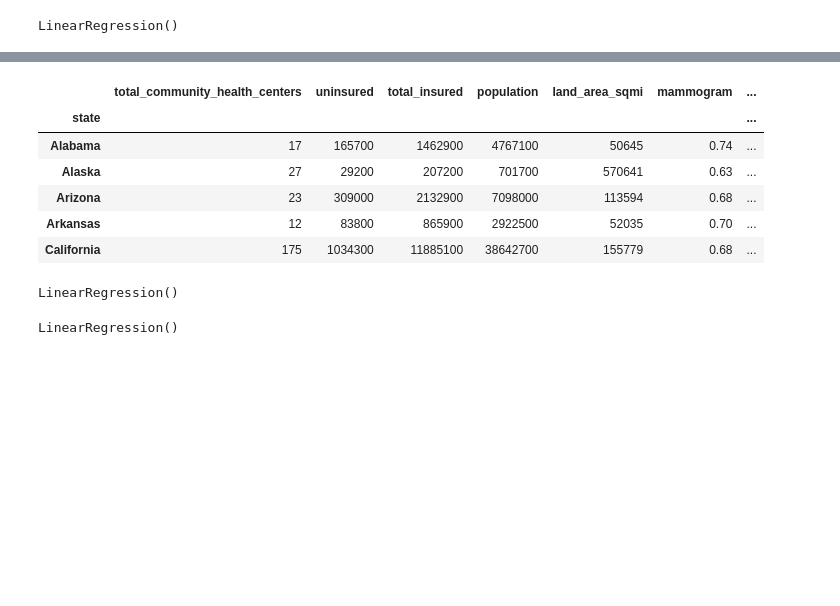
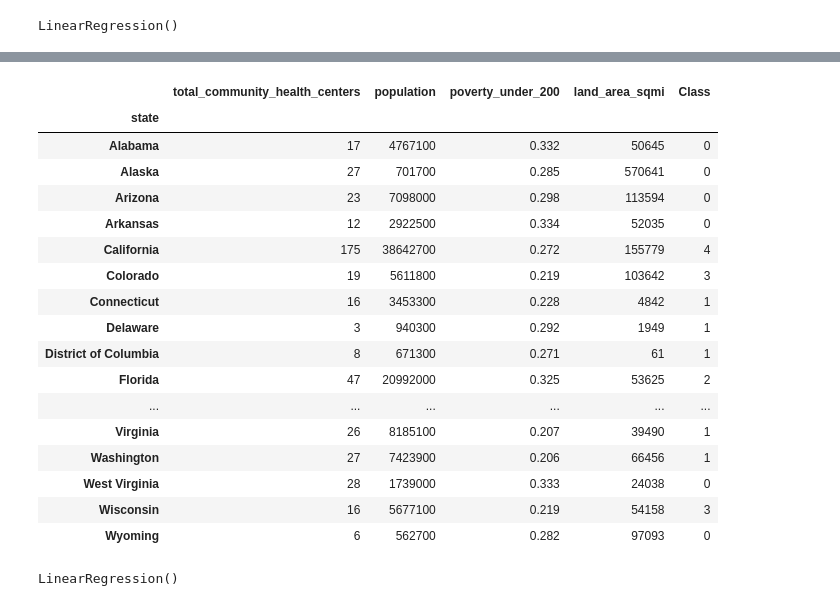
Before and after one commit to sarahcrozier/Reproductive_Health_Access, a Jupyter notebook: MLM_MLR.ipynb, the cells around one changed output, grey strips where cells are left out. Cells and saved outputs as stored; diff of their text form; code cells hidden in the pictures; blank space fills up the shorter version.

```diff
--- a/MLM_MLR.ipynb
+++ b/MLM_MLR.ipynb
@@ -254,16 +232,30 @@ fi_df.sort_values(by=['Importance'], ascending=False)
 # %%
-chc2_df = clustered_df.drop(columns=['PC 1','PC 2','PC 3','prescription_contraception',
-                                     'otc_methods','male_sterilization','female_sterilization','cost_sharing',
-                                     'abortion_status','maternal_mortality','no_doctor_visits','no_provider',
-                                     'pap_smear','teen_births','abortions_residence_state','no_services',
-                                     'few_services','restricted_services','full_service',])
-chc2_df.head()
+chc2_df = clustered_df.drop(columns=['PC 1','PC 2','PC 3',
+                                     'prescription_contraception','abortions_occurring_state',
+                                     'percent_residents_traveling_outside_state','mammogram','insured','uninsured',
+                                     'otc_methods','percent_of_all_us_abortions','male_sterilization',
+                                     'female_sterilization','cost_sharing','abortion_status','no_doctor_visits',
+                                     'no_provider','pap_smear','maternal_mortality','teen_births',
+                                     'abortions_residence_state','few_services','restricted_services',
+                                    'full_service','no_services'])
+chc2_df
 # %% [output]
-|  | total_community_health_centers | uninsured | total_insured | population | land_area_sqmi | mammogram | ... |
-| state |  |  |  |  |  |  | ... |
-| Alabama | 17 | 165700 | 1462900 | 4767100 | 50645 | 0.74 | ... |
-| Alaska | 27 | 29200 | 207200 | 701700 | 570641 | 0.63 | ... |
-| Arizona | 23 | 309000 | 2132900 | 7098000 | 113594 | 0.68 | ... |
-| Arkansas | 12 | 83800 | 865900 | 2922500 | 52035 | 0.70 | ... |
-| California | 175 | 1034300 | 11885100 | 38642700 | 155779 | 0.68 | ... |
+|  | total_community_health_centers | population | poverty_under_200 | land_area_sqmi | Class |
+| state |  |  |  |  |  |
+| Alabama | 17 | 4767100 | 0.332 | 50645 | 0 |
+| Alaska | 27 | 701700 | 0.285 | 570641 | 0 |
+| Arizona | 23 | 7098000 | 0.298 | 113594 | 0 |
+| Arkansas | 12 | 2922500 | 0.334 | 52035 | 0 |
+| California | 175 | 38642700 | 0.272 | 155779 | 4 |
+| Colorado | 19 | 5611800 | 0.219 | 103642 | 3 |
+| Connecticut | 16 | 3453300 | 0.228 | 4842 | 1 |
+| Delaware | 3 | 940300 | 0.292 | 1949 | 1 |
+| District of Columbia | 8 | 671300 | 0.271 | 61 | 1 |
+| Florida | 47 | 20992000 | 0.325 | 53625 | 2 |
+| ... | ... | ... | ... | ... | ... |
+| Virginia | 26 | 8185100 | 0.207 | 39490 | 1 |
+| Washington | 27 | 7423900 | 0.206 | 66456 | 1 |
+| West Virginia | 28 | 1739000 | 0.333 | 24038 | 0 |
+| Wisconsin | 16 | 5677100 | 0.219 | 54158 | 3 |
+| Wyoming | 6 | 562700 | 0.282 | 97093 | 0 |
 # %%
@@ -275,20 +267,2 @@ test2_df = chc2_df[(chc2_df['Class']!=4) & (chc2_df['Class']!=2)]
 X_test2 = test2_df.drop(columns=['total_community_health_centers','Class'])
 y_test2 = test2_df[['total_community_health_centers']]
-# %%
-# Scaling the remaining columns
-scalerX2 = StandardScaler().fit(X_train2)
-scalery2 = StandardScaler().fit(y_train2)
-X_train_scaled2 = scalerX2.transform(X_train2)
-y_train_scaled2 = scalery2.transform(y_train2)
-X_test_scaled2 = scalerX2.transform(X_test2)
-y_test_scaled2 = scalery2.transform(y_test2)
-# %% [output]
-LinearRegression()
-# %%
-# Creating an object of LinearRegression class
-LR2 = LinearRegression()
-
-# Fitting the training data
-LR2.fit(X_train_scaled2, y_train_scaled2)
-# %% [output]
-LinearRegression()
@@ -295,3 +277,11 @@ LinearRegression()
+# %%
+# Creating an object of LinearRegression class
+LR2 = LinearRegression()
+
+# Fitting the training data
+LR2.fit(X_train_scaled2, y_train_scaled2)
+# %% [output]
+LinearRegression()
 # %%
 y_pred_scaled2 = LR2.predict(X_test_scaled2)
 # %%
```
Also changed, not shown: parts of 24 cells of this notebook, 9 other files.
